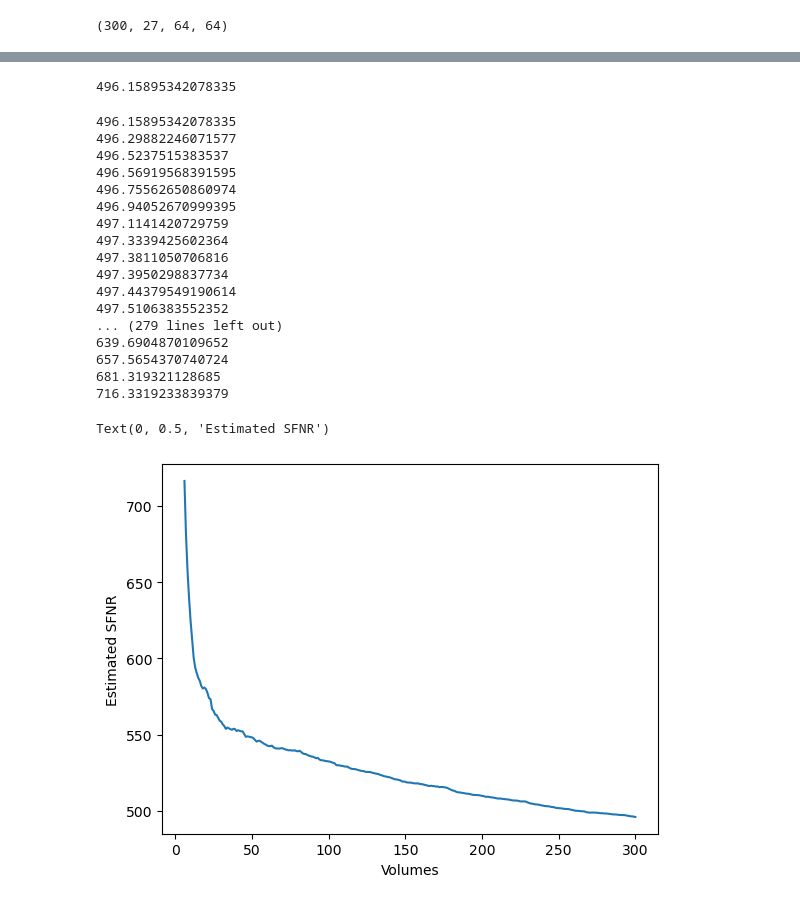
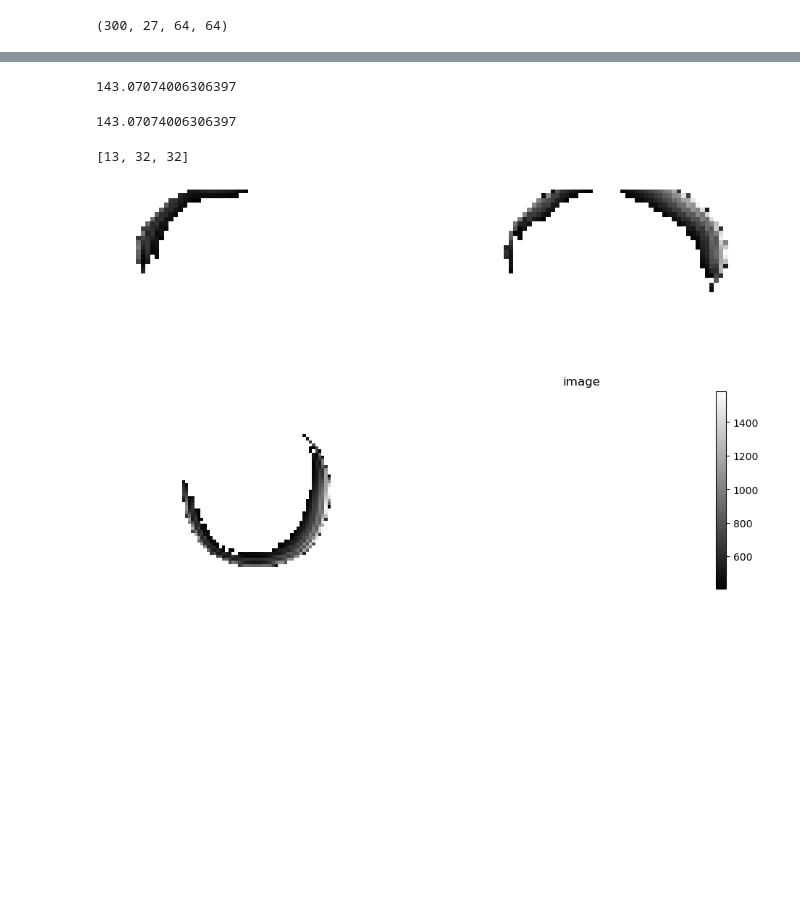
Before and after one commit to cjohnevans/MriQc, a Jupyter notebook: qc/fmriqc_snr_by_vol_check.ipynb, the cells around one changed output, grey strips where cells are left out. Cells and saved outputs as stored; diff of their text form; code cells hidden in the pictures; blank space fills up the shorter version.

```diff
--- a/qc/fmriqc_snr_by_vol_check.ipynb
+++ b/qc/fmriqc_snr_by_vol_check.ipynb
@@ -23,0 +34,11 @@ lessvol.vol_data.shape
+# %%
+first_run.basic_stats()
+first_run.calc_sfnr()
+# %% [output]
+143.07074006306397
+143.07074006306397
+# %%
+mriqc.ortho_view(first_run.vol_mean)
+# %% [output]
+[13, 32, 32]
+[figure, added]
@@ -26,39 +60,6 @@ nvols = allvol.vol_data.shape[0]
-# %%
-sfnr_by_vol = []
-sfnr_by_vol.append(allvol.calc_sfnr())
-vol = []
-vol.append(nvols)
-# %% [output]
-496.15895342078335
-# %%
-for vv in range(nvols,5,-1):
-    lessvol.vol_data=lessvol.vol_data[0:vv,:,:,:]
-    sfnr_by_vol.append(lessvol.calc_sfnr())
-    vol.append(vv)
-# %% [output]
-496.15895342078335
-496.29882246071577
-496.5237515383537
-496.56919568391595
-496.75562650860974
-496.94052670999395
-497.1141420729759
-497.3339425602364
-497.3811050706816
-497.3950298837734
-497.44379549190614
-497.5106383552352
-... (279 lines left out)
-639.6904870109652
-657.5654370740724
-681.319321128685
-716.3319233839379
 # %%
 fig=plt.figure()
 ax=fig.subplots()
-ax.plot(vol,sfnr_by_vol)
+ax.plot(v,sfnr)
 ax.set_xlabel('Volumes')
 ax.set_ylabel('Estimated SFNR')
-# %% [output]
-Text(0, 0.5, 'Estimated SFNR')
-[figure, removed]
```
Also changed, not shown: parts of 17 cells of this notebook, 1 other file.
